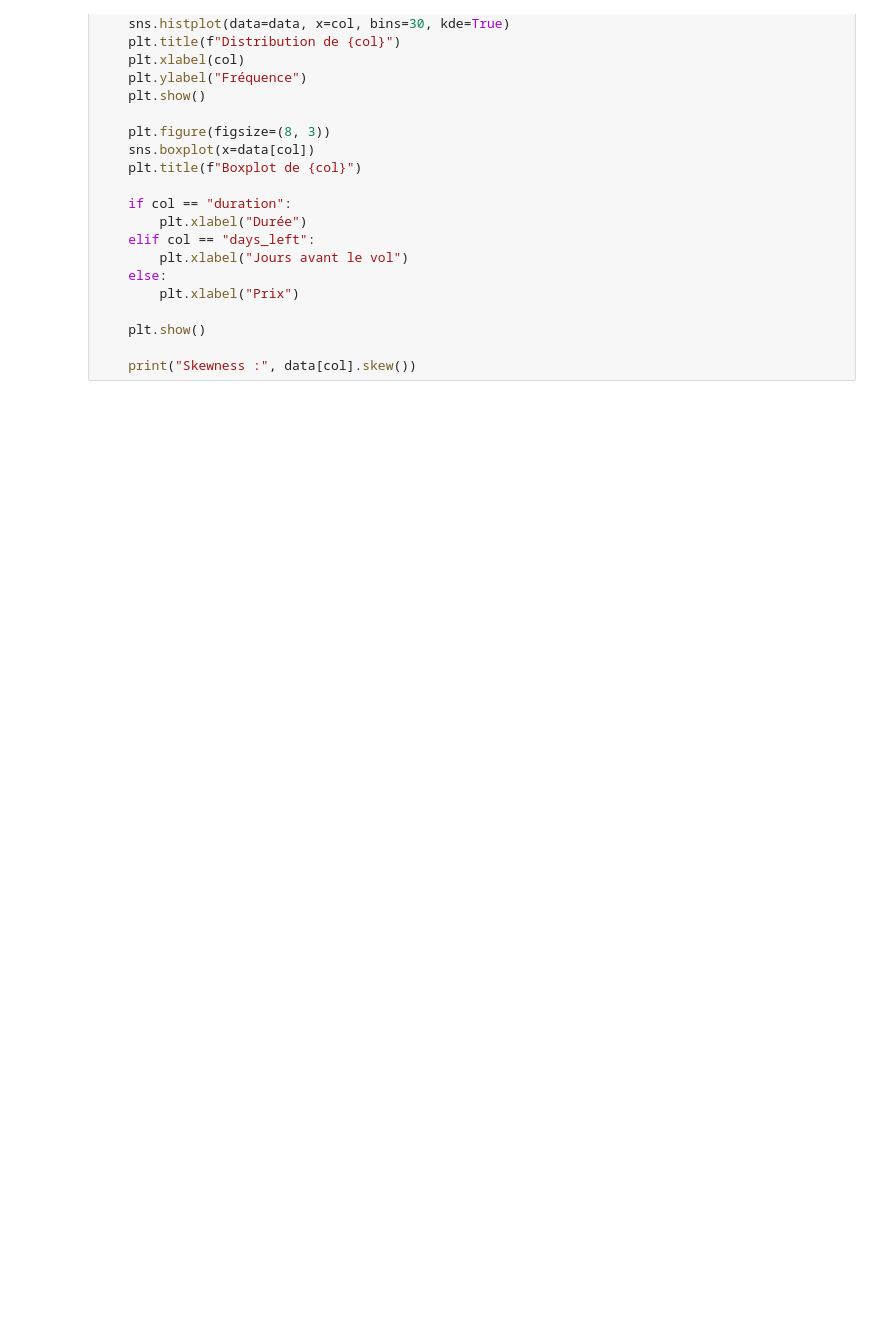
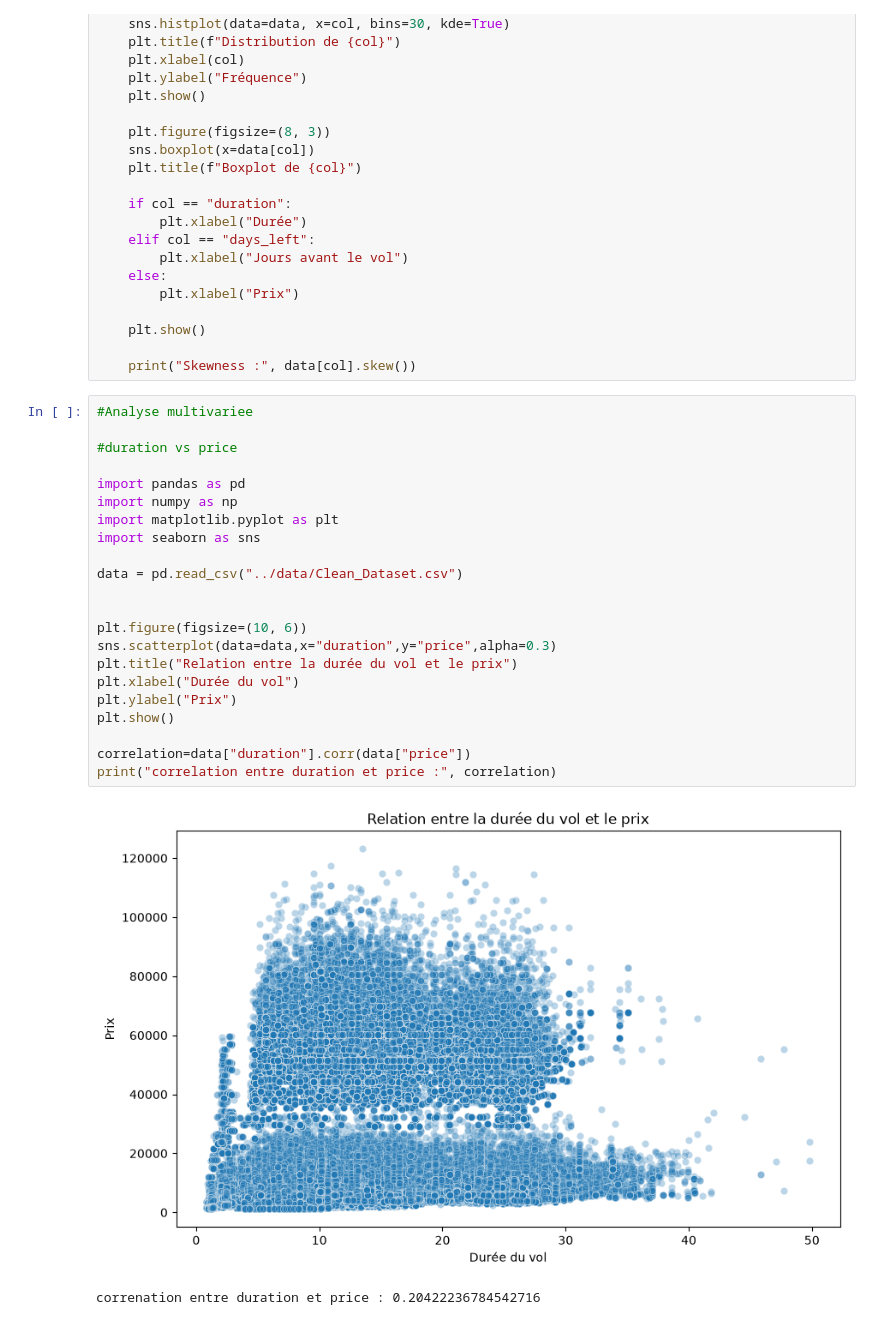
Before and after one commit to RihabMhd/Machine-Learning-Pr-diction-du-prix-des-billets-d-avion, a Jupyter notebook: notebooks/flight_price_prediction.ipynb, the cells around one changed output. Cells and saved outputs as stored; diff of their text form; blank space fills up the shorter version.

Commit message:
feat: add multivariate analysis of flight prices

```diff
--- a/notebooks/flight_price_prediction.ipynb
+++ b/notebooks/flight_price_prediction.ipynb
@@ -131,3 +131,28 @@ for col in continue_variables:
     plt.show()
 
     print("Skewness :", data[col].skew())
+# %%
+#Analyse multivariee
+
+#duration vs price
+
+import pandas as pd
+import numpy as np
+import matplotlib.pyplot as plt
+import seaborn as sns
+
+data = pd.read_csv("../data/Clean_Dataset.csv")
+
+
+plt.figure(figsize=(10, 6))
+sns.scatterplot(data=data,x="duration",y="price",alpha=0.3)
+plt.title("Relation entre la durée du vol et le prix")
+plt.xlabel("Durée du vol")
+plt.ylabel("Prix")
+plt.show()
+
+correlation=data["duration"].corr(data["price"])
+print("correlation entre duration et price :", correlation)
+# %% [output]
+[figure, added]
+correnation entre duration et price : 0.20422236784542716
```
Also changed, not shown: parts of 5 cells of this notebook.
